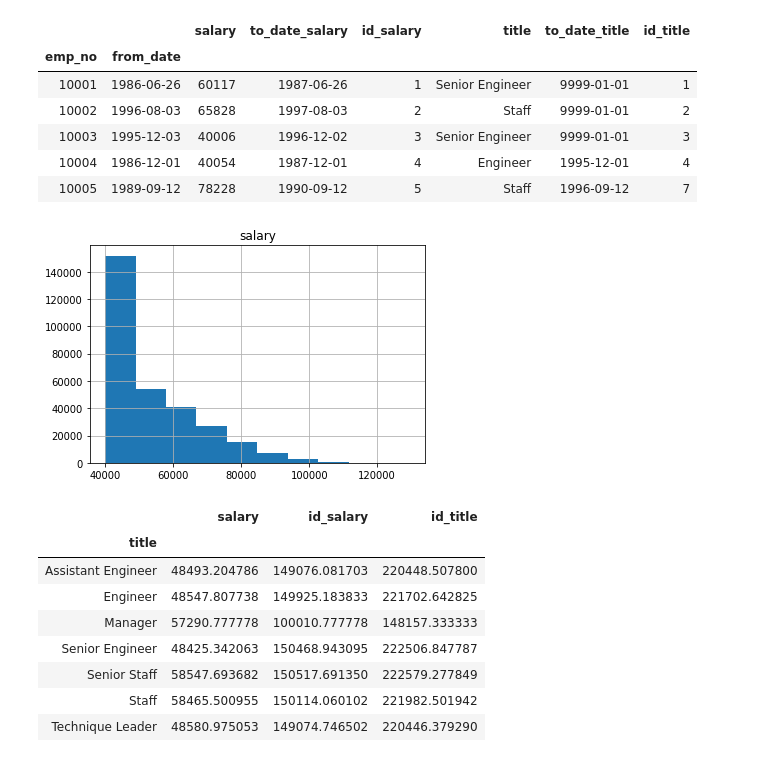
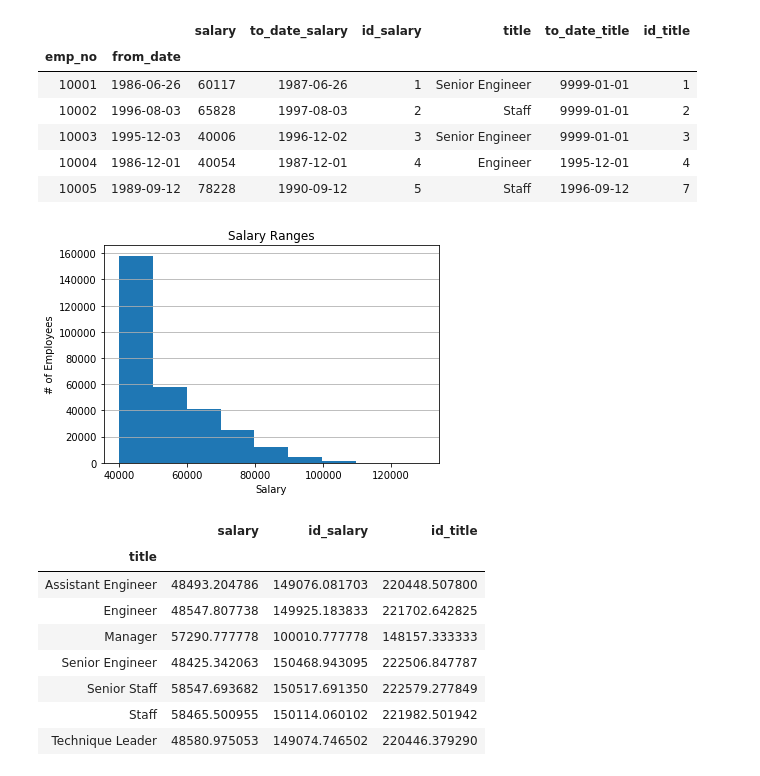
Before and after one commit to Jhyrryl/homework, a Jupyter notebook: sql-challenge/EmployeeSQL/SQL Homework.ipynb, the cells around one changed output. Drawn from its saved outputs; the diff is of its cells as text; code cells hidden in the pictures.

```diff
--- a/sql-challenge/EmployeeSQL/SQL Homework.ipynb
+++ b/sql-challenge/EmployeeSQL/SQL Homework.ipynb
@@ -56,10 +55,15 @@ joined_df.head()
 | 10003 | 1995-12-03 | 40006 | 1996-12-02 | 3 | Senior Engineer | 9999-01-01 | 3 |
 | 10004 | 1986-12-01 | 40054 | 1987-12-01 | 4 | Engineer | 1995-12-01 | 4 |
 | 10005 | 1989-09-12 | 78228 | 1990-09-12 | 5 | Staff | 1996-09-12 | 7 |
-# %%
-hist = joined_df.hist(column=['title', 'salary'])
-# %% [output]
-[figure, removed]
+# %%
+plt.hist(joined_df['salary'],bins=9)
+plt.xlabel('Salary')
+plt.ylabel('# of Employees')
+plt.title('Salary Ranges')
+plt.grid(which='both', axis='y')
+plt.show()
+# %% [output]
+[figure, added]
 # %%
 title_salaries = joined_df.groupby('title').mean()
 title_salaries
```
Also changed, not shown: parts of 6 cells of this notebook.
